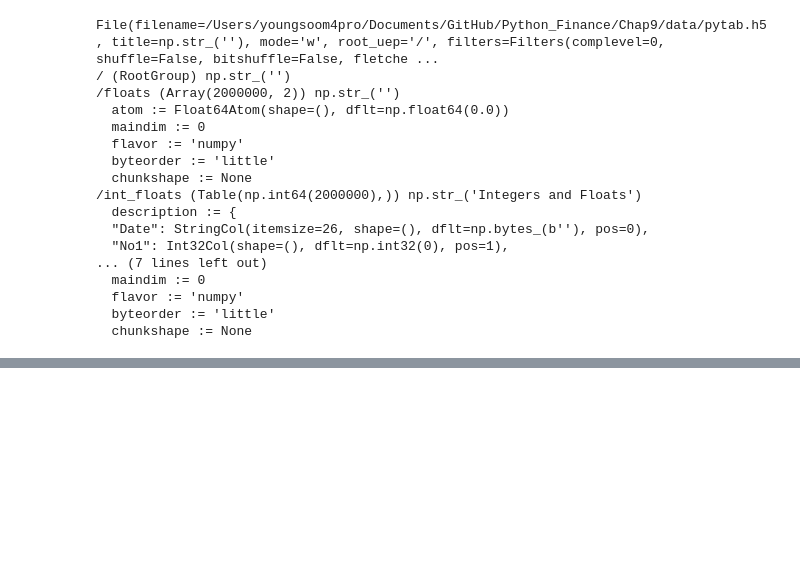
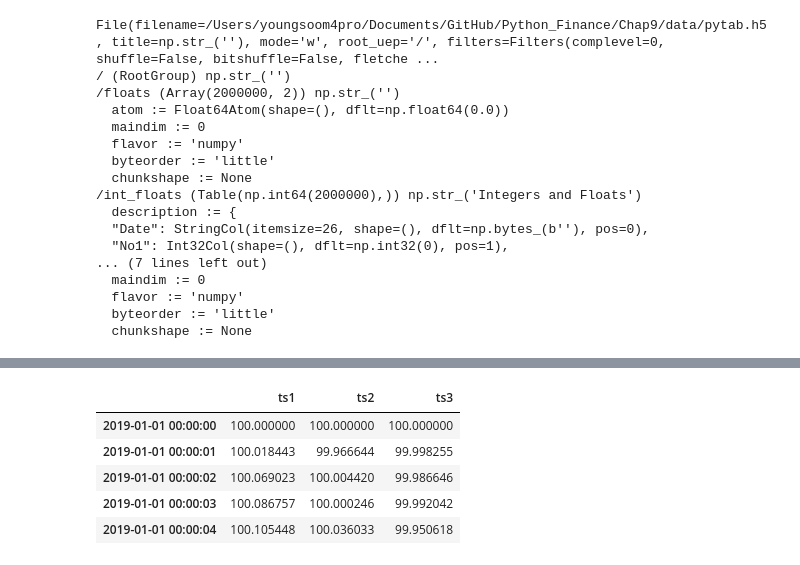
Before and after one commit to Youngsoo1024/Python_Finance, a Jupyter notebook: Chap9/ch9_test.ipynb, the cells around one changed output, grey strips where cells are left out. Drawn from its saved outputs; the diff is of its cells as text; code cells hidden in the pictures; blank space fills up the shorter version.

```diff
--- a/Chap9/ch9_test.ipynb
+++ b/Chap9/ch9_test.ipynb
@@ -937,0 +1095,9 @@ h5.close()
+# %%
+df.head()
+# %% [output]
+|  | ts1 | ts2 | ts3 |
+| 2019-01-01 00:00:00 | 100.000000 | 100.000000 | 100.000000 |
+| 2019-01-01 00:00:01 | 100.018443 | 99.966644 | 99.998255 |
+| 2019-01-01 00:00:02 | 100.069023 | 100.004420 | 99.986646 |
+| 2019-01-01 00:00:03 | 100.086757 | 100.000246 | 99.992042 |
+| 2019-01-01 00:00:04 | 100.105448 | 100.036033 | 99.950618 |
```
Also changed, not shown: parts of 108 cells of this notebook, 1 other file.
